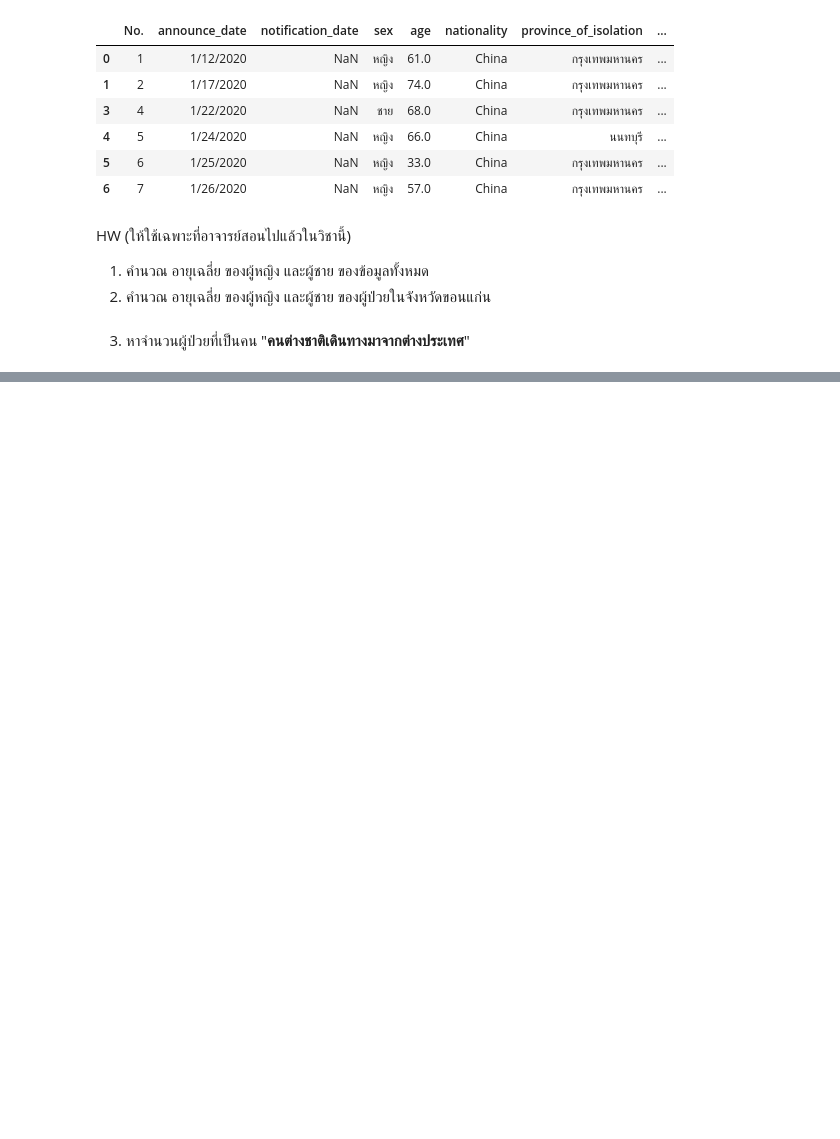
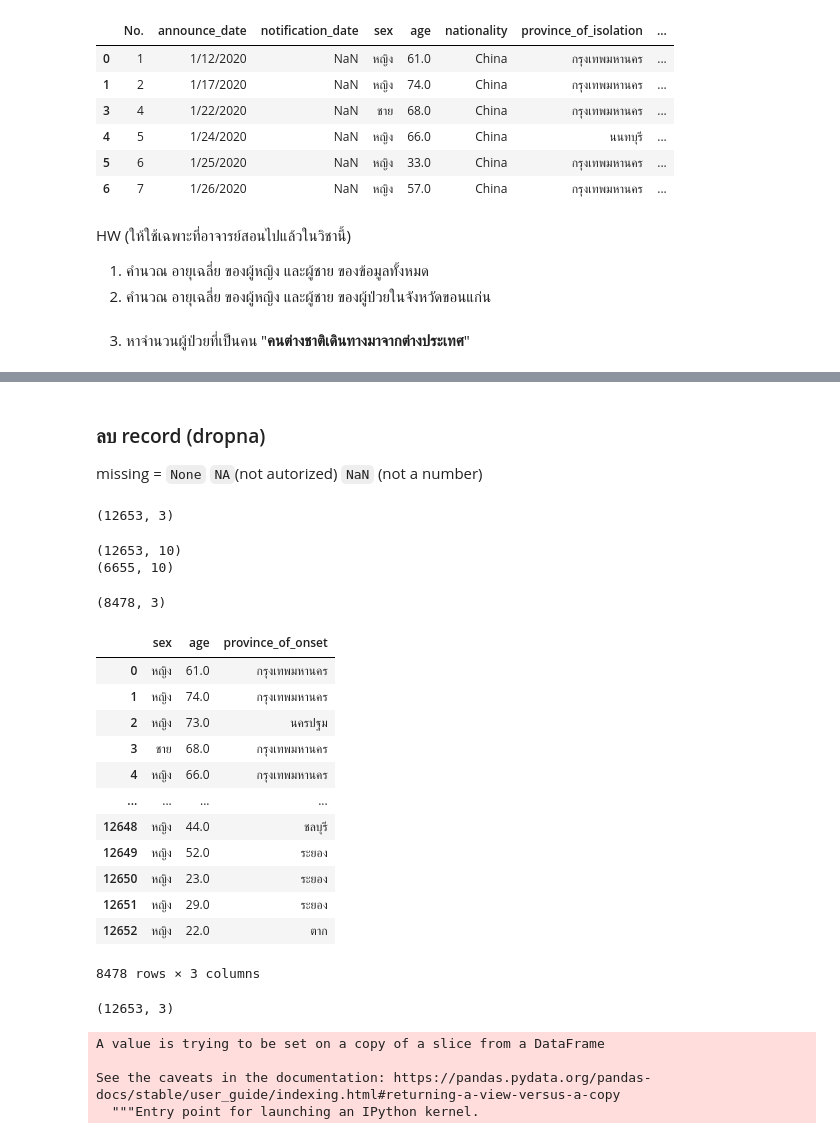
Before and after one commit to tohnperfect/data_viz, a Jupyter notebook: Pandas_101.ipynb, the cells around one changed output, grey strips where cells are left out. Cells and saved outputs as stored; diff of their text form; code cells hidden in the pictures; blank space fills up the shorter version.

Commit message:
pandas: แก้ Missing + iterrows() ยังไม่ได้คอมเม้น

````diff
--- a/Pandas_101.ipynb
+++ b/Pandas_101.ipynb
@@ -193,0 +260,46 @@ HW (ให้ใช้เฉพาะที่อาจารย์สอนไ
+# %% [markdown]
+### ลบ record (dropna)
+
+missing = ```None``` ```NA```(not autorized) ```NaN``` (not a number)
+# %%
+this_data.shape #(12423, 3)
+# %% [output]
+(12653, 3)
+# %%
+print(data_covid.shape)
+print(data_covid.dropna().shape)
+# %% [output]
+(12653, 10)
+(6655, 10)
+# %%
+this_data.dropna().shape
+# %% [output]
+(8478, 3)
+# %%
+this_data.dropna()
+# %% [output]
+|  | sex | age | province_of_onset |
+| 0 | หญิง | 61.0 | กรุงเทพมหานคร |
+| 1 | หญิง | 74.0 | กรุงเทพมหานคร |
+| 2 | หญิง | 73.0 | นครปฐม |
+| 3 | ชาย | 68.0 | กรุงเทพมหานคร |
+| 4 | หญิง | 66.0 | กรุงเทพมหานคร |
+| ... | ... | ... | ... |
+| 12648 | หญิง | 44.0 | ชลบุรี |
+| 12649 | หญิง | 52.0 | ระยอง |
+| 12650 | หญิง | 23.0 | ระยอง |
+| 12651 | หญิง | 29.0 | ระยอง |
+| 12652 | หญิง | 22.0 | ตาก |
+8478 rows × 3 columns
+# %%
+this_data.dropna()
+print(this_data.shape)
+# %% [output]
+(12653, 3)
+# %%
+this_data.dropna(inplace=True)
+# %% [output]
+A value is trying to be set on a copy of a slice from a DataFrame
+
+See the caveats in the documentation: https://pandas.pydata.org/pandas-docs/stable/user_guide/indexing.html#returning-a-view-versus-a-copy
+  """Entry point for launching an IPython kernel.
````
Also changed, not shown: parts of 23 cells of this notebook.
